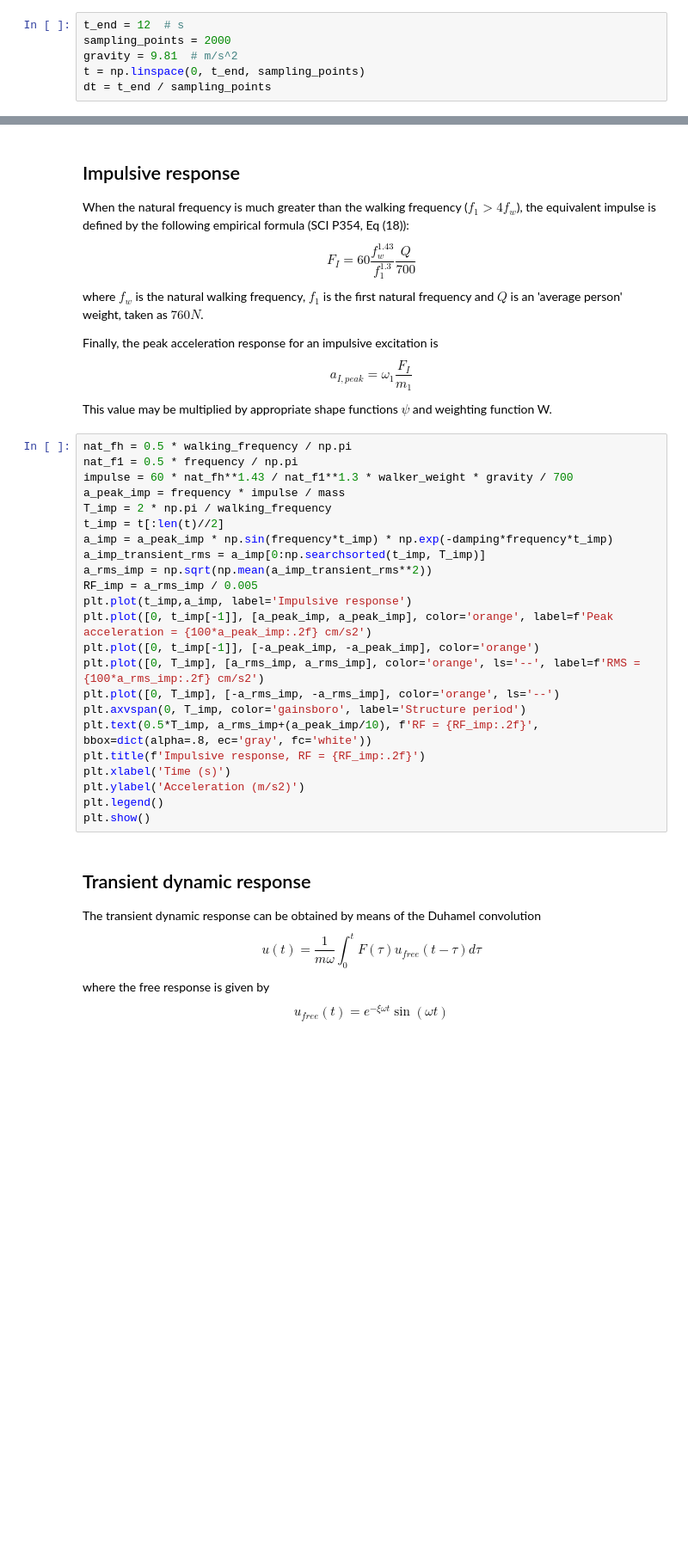
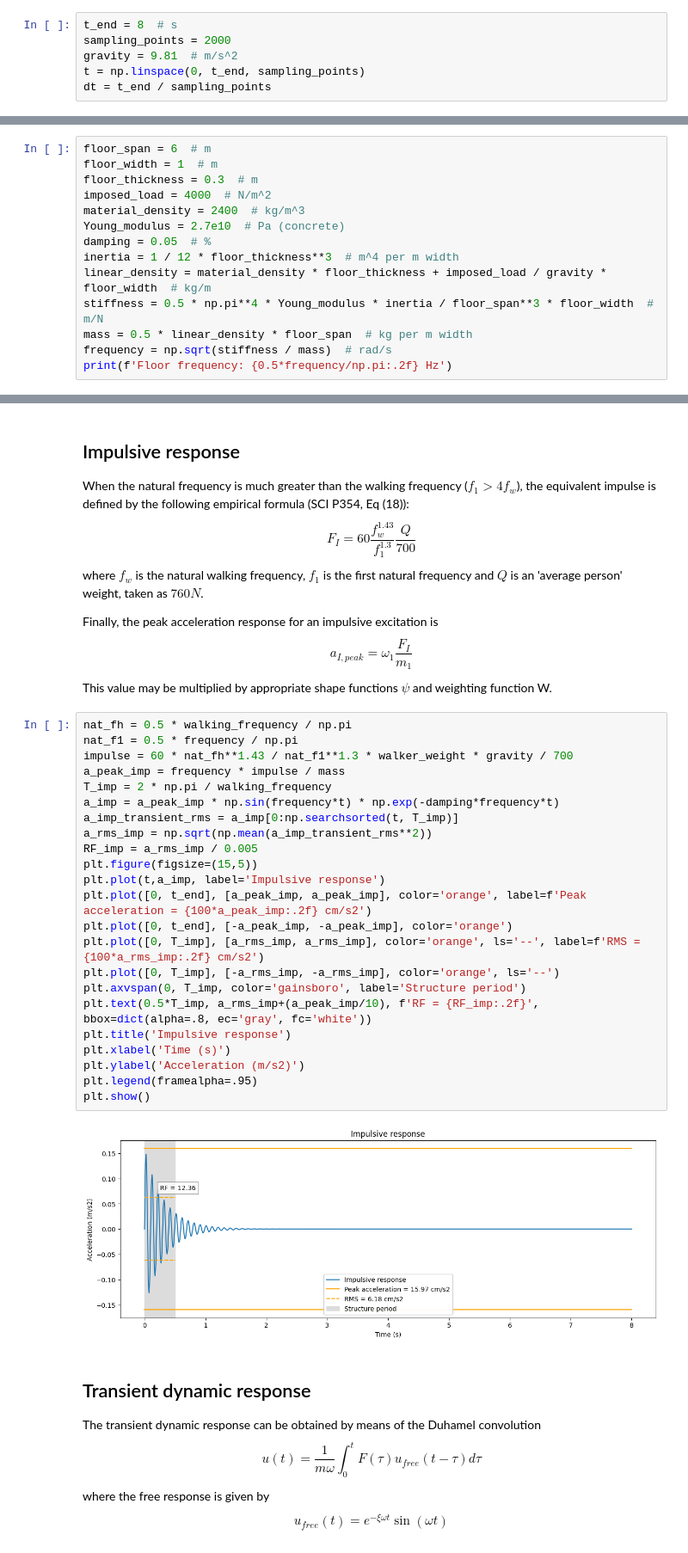
Before and after one commit to miguelmaso/dynamics, a Jupyter notebook: ipython/8_serviceability_limit_state.ipynb, the cells around one changed output, grey strips where cells are left out. Shown at 86% size. Cells and saved outputs as stored; diff of their text form; blank space fills up the shorter version.

```diff
--- a/ipython/8_serviceability_limit_state.ipynb
+++ b/ipython/8_serviceability_limit_state.ipynb
@@ -12,7 +12,7 @@ import matplotlib.pyplot as plt
 # %% [markdown]
 ## Analysis definitions
 # %%
-t_end = 12  # s
+t_end = 8  # s
 sampling_points = 2000
 gravity = 9.81  # m/s^2
 t = np.linspace(0, t_end, sampling_points)
@@ -28,0 +33,14 @@ imposed_load = 4000  # N/m^2
+# %%
+floor_span = 6  # m
+floor_width = 1  # m
+floor_thickness = 0.3  # m
+imposed_load = 4000  # N/m^2
+material_density = 2400  # kg/m^3
+Young_modulus = 2.7e10  # Pa (concrete)
+damping = 0.05  # %
+inertia = 1 / 12 * floor_thickness**3  # m^4 per m width
+linear_density = material_density * floor_thickness + imposed_load / gravity * floor_width  # kg/m
+stiffness = 0.5 * np.pi**4 * Young_modulus * inertia / floor_span**3 * floor_width  # m/N
+mass = 0.5 * linear_density * floor_span  # kg per m width
+frequency = np.sqrt(stiffness / mass)  # rad/s
+print(f'Floor frequency: {0.5*frequency/np.pi:.2f} Hz')
@@ -157,26 +171,28 @@ This value may be multiplied by appropriate shape functions $\psi$ and weighting
 # %%
 nat_fh = 0.5 * walking_frequency / np.pi
 nat_f1 = 0.5 * frequency / np.pi
 impulse = 60 * nat_fh**1.43 / nat_f1**1.3 * walker_weight * gravity / 700
 a_peak_imp = frequency * impulse / mass
 T_imp = 2 * np.pi / walking_frequency
-t_imp = t[:len(t)//2]
-a_imp = a_peak_imp * np.sin(frequency*t_imp) * np.exp(-damping*frequency*t_imp)
-a_imp_transient_rms = a_imp[0:np.searchsorted(t_imp, T_imp)]
+a_imp = a_peak_imp * np.sin(frequency*t) * np.exp(-damping*frequency*t)
+a_imp_transient_rms = a_imp[0:np.searchsorted(t, T_imp)]
 a_rms_imp = np.sqrt(np.mean(a_imp_transient_rms**2))
 RF_imp = a_rms_imp / 0.005
-plt.plot(t_imp,a_imp, label='Impulsive response')
-plt.plot([0, t_imp[-1]], [a_peak_imp, a_peak_imp], color='orange', label=f'Peak acceleration = {100*a_peak_imp:.2f} cm/s2')
-plt.plot([0, t_imp[-1]], [-a_peak_imp, -a_peak_imp], color='orange')
+plt.figure(figsize=(15,5))
+plt.plot(t,a_imp, label='Impulsive response')
+plt.plot([0, t_end], [a_peak_imp, a_peak_imp], color='orange', label=f'Peak acceleration = {100*a_peak_imp:.2f} cm/s2')
+plt.plot([0, t_end], [-a_peak_imp, -a_peak_imp], color='orange')
 plt.plot([0, T_imp], [a_rms_imp, a_rms_imp], color='orange', ls='--', label=f'RMS = {100*a_rms_imp:.2f} cm/s2')
 plt.plot([0, T_imp], [-a_rms_imp, -a_rms_imp], color='orange', ls='--')
 plt.axvspan(0, T_imp, color='gainsboro', label='Structure period')
 plt.text(0.5*T_imp, a_rms_imp+(a_peak_imp/10), f'RF = {RF_imp:.2f}', bbox=dict(alpha=.8, ec='gray', fc='white'))
-plt.title(f'Impulsive response, RF = {RF_imp:.2f}')
+plt.title('Impulsive response')
 plt.xlabel('Time (s)')
 plt.ylabel('Acceleration (m/s2)')
-plt.legend()
+plt.legend(framealpha=.95)
 plt.show()
+# %% [output]
+[figure, added]
 # %% [markdown]
 ## Transient dynamic response
 The transient dynamic response can be obtained by means of the Duhamel convolution
```
Also changed, not shown: parts of 15 cells of this notebook.
